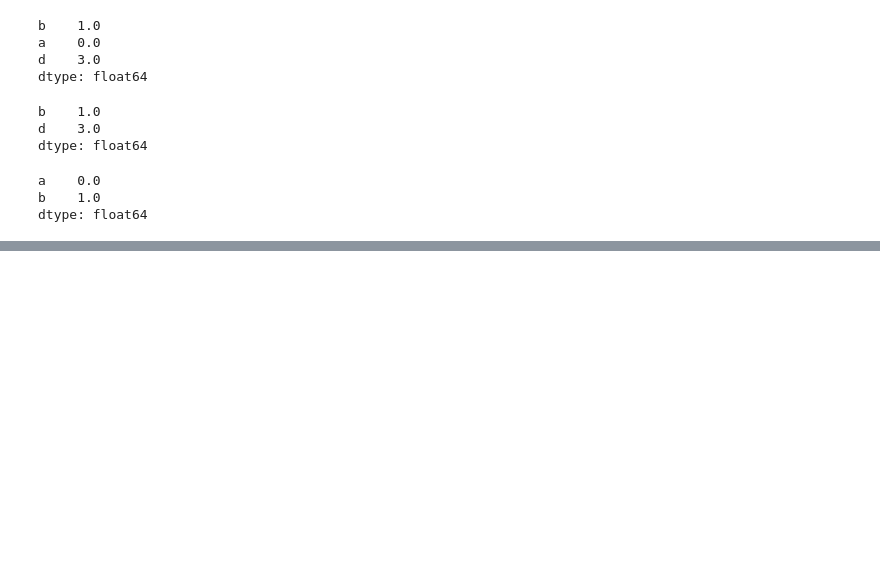
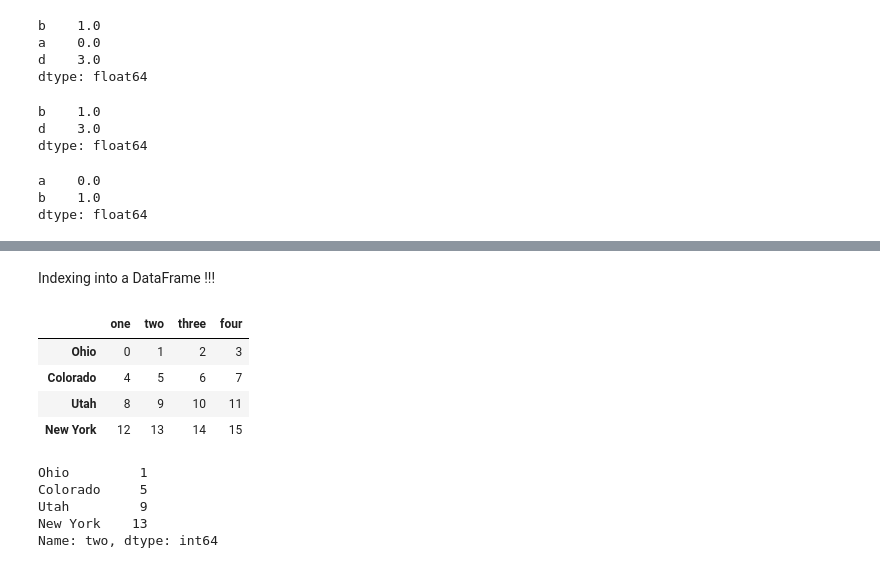
Before and after one commit to f-ckyou/pandas, a Jupyter notebook: pd-5/6_indexing_selection&filtering.ipynb, the cells around one changed output, grey strips where cells are left out. Drawn from its saved outputs; the diff is of its cells as text; code cells hidden in the pictures; blank space fills up the shorter version.

```diff
--- a/pd-5/6_indexing_selection&filtering.ipynb
+++ b/pd-5/6_indexing_selection&filtering.ipynb
@@ -90,0 +161,23 @@ dtype: int64
+# %% [markdown]
+Indexing into a DataFrame !!!
+# %%
+data = pd.DataFrame(np.arange(16).reshape((4, 4)),
+                    index=["Ohio", "Colorado", "Utah", "New York"],
+                    columns=["one", "two", "three", "four"])
+data
+# %% [output]
+|  | one | two | three | four |
+| Ohio | 0 | 1 | 2 | 3 |
+| Colorado | 4 | 5 | 6 | 7 |
+| Utah | 8 | 9 | 10 | 11 |
+| New York | 12 | 13 | 14 | 15 |
+# %%
+data['two']
+
+# imp! passing a single element or a list to the [] operator selects columns
+# %% [output]
+Ohio         1
+Colorado     5
+Utah         9
+New York    13
+Name: two, dtype: int64
```
Also changed, not shown: parts of 50 cells of this notebook.
